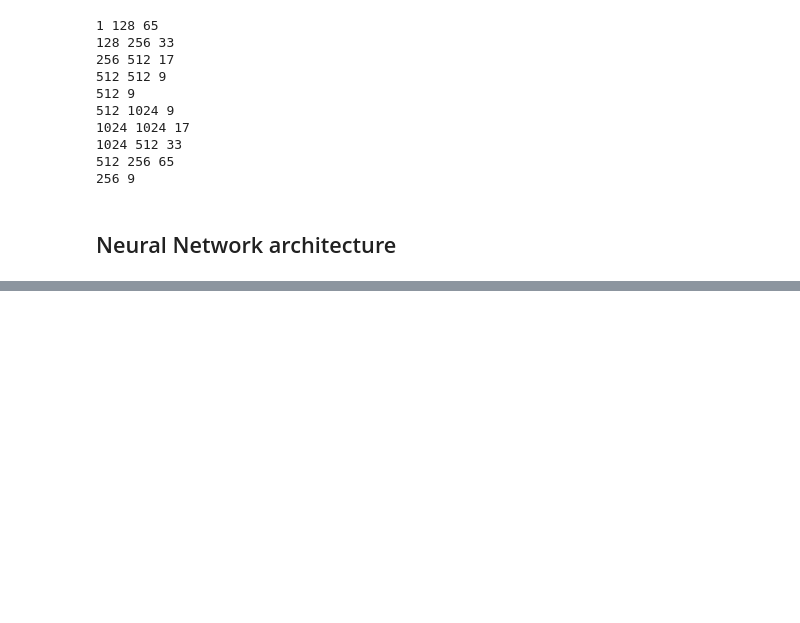
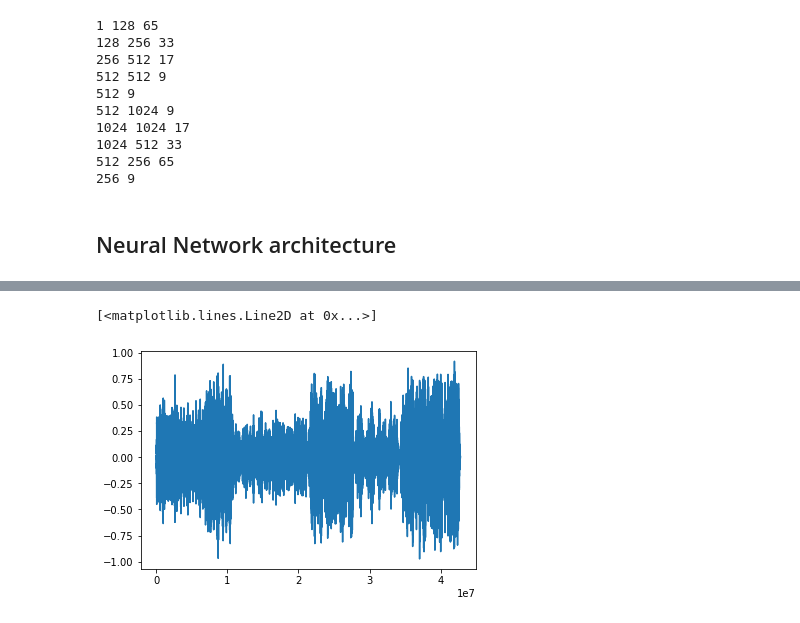
Before and after one commit to Billotais/Denoising-with-Generative-Models, a Jupyter notebook: notes.ipynb, the cells around one changed output, grey strips where cells are left out. Saved outputs shown, nothing was run; the diff lists cells and outputs as text; code cells hidden in the pictures; blank space fills up the shorter version.

Commit message:
Added torchaudio code

```diff
--- a/notes.ipynb
+++ b/notes.ipynb
@@ -393 +411,10 @@ outputtensor([[[ 0.7317, -1.9659,  0.1292,  ..., -0.0856,  1.1386, -0.7148]]],
        grad_fn=<AddBackward0>)
+# %%
+filename = "/mnt/Data/maestro-v2.0.0/2004/MIDI-Unprocessed_SMF_02_R1_2004_01-05_ORIG_MID--AUDIO_02_R1_2004_05_Track05_wav.wav"
+waveform, sample_rate = torchaudio.load(filename)
+# %%
+plt.figure()
+plt.plot(waveform[0,:].numpy())
+# %% [output]
+[<matplotlib.lines.Line2D at 0x...>]
+[figure, added]
```
Also changed, not shown: parts of 14 cells of this notebook.
